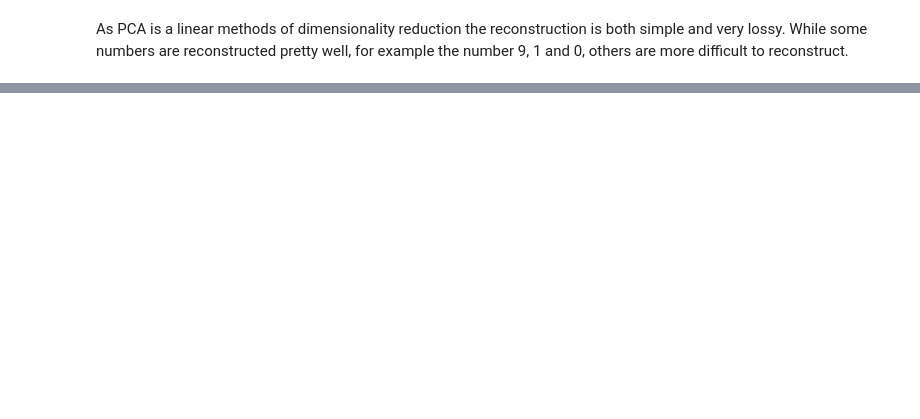
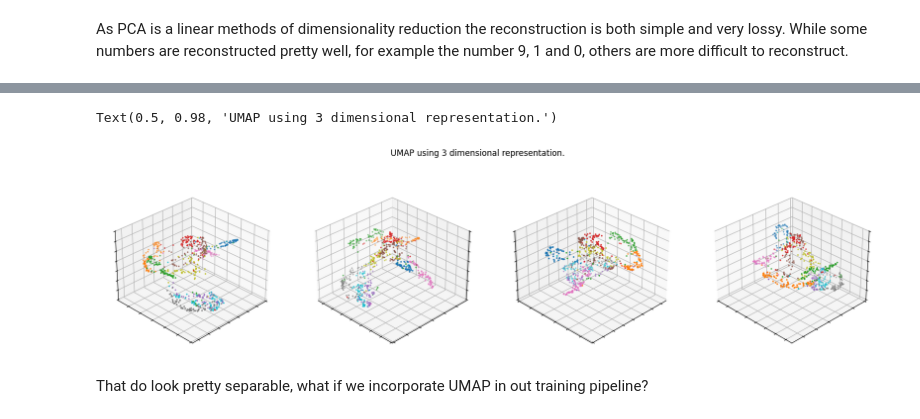
Before and after one commit to CecinestpasJonatan/MachineaLearningIntroNotebook, a Jupyter notebook: MachineLearningIntro.ipynb, the cells around one changed output, grey strips where cells are left out. Cells and saved outputs as stored; diff of their text form; code cells hidden in the pictures; blank space fills up the shorter version.

```diff
--- a/MachineLearningIntro.ipynb
+++ b/MachineLearningIntro.ipynb
@@ -1137,0 +1185,21 @@ As PCA is a linear methods of dimensionality reduction the reconstruction is bot
+# %%
+umap_raw = UMAP(n_components=3)
+
+umap_data = umap_raw.fit_transform(ex_data_full.reshape(ex_data_full.detach().numpy().shape[0], ex_data_full.detach().numpy().shape[-2] * ex_data_full.detach().numpy().shape[-1]))
+
+fig, ax = plt.subplots(ncols=4, figsize=(20,5), subplot_kw=dict(projection='3d'))
+
+for i in range(4):
+  ax[i].scatter(umap_data[:, 0], umap_data[:, 1], umap_data[:, 2], s=2, c=ex_target_full.flatten()[ex_target_full_idx], cmap='tab10')
+  ax[i].view_init(elev=30., azim=i * 90 + 45)
+
+  ax[i].xaxis.set_ticklabels([])
+  ax[i].yaxis.set_ticklabels([])
+  ax[i].zaxis.set_ticklabels([])
+
+plt.suptitle("UMAP using 3 dimensional representation.")
+# %% [output]
+Text(0.5, 0.98, 'UMAP using 3 dimensional representation.')
+[figure, added]
+# %% [markdown]
+That do look pretty separable, what if we incorporate UMAP in out training pipeline?
```
Also changed, not shown: parts of 16 cells of this notebook.
